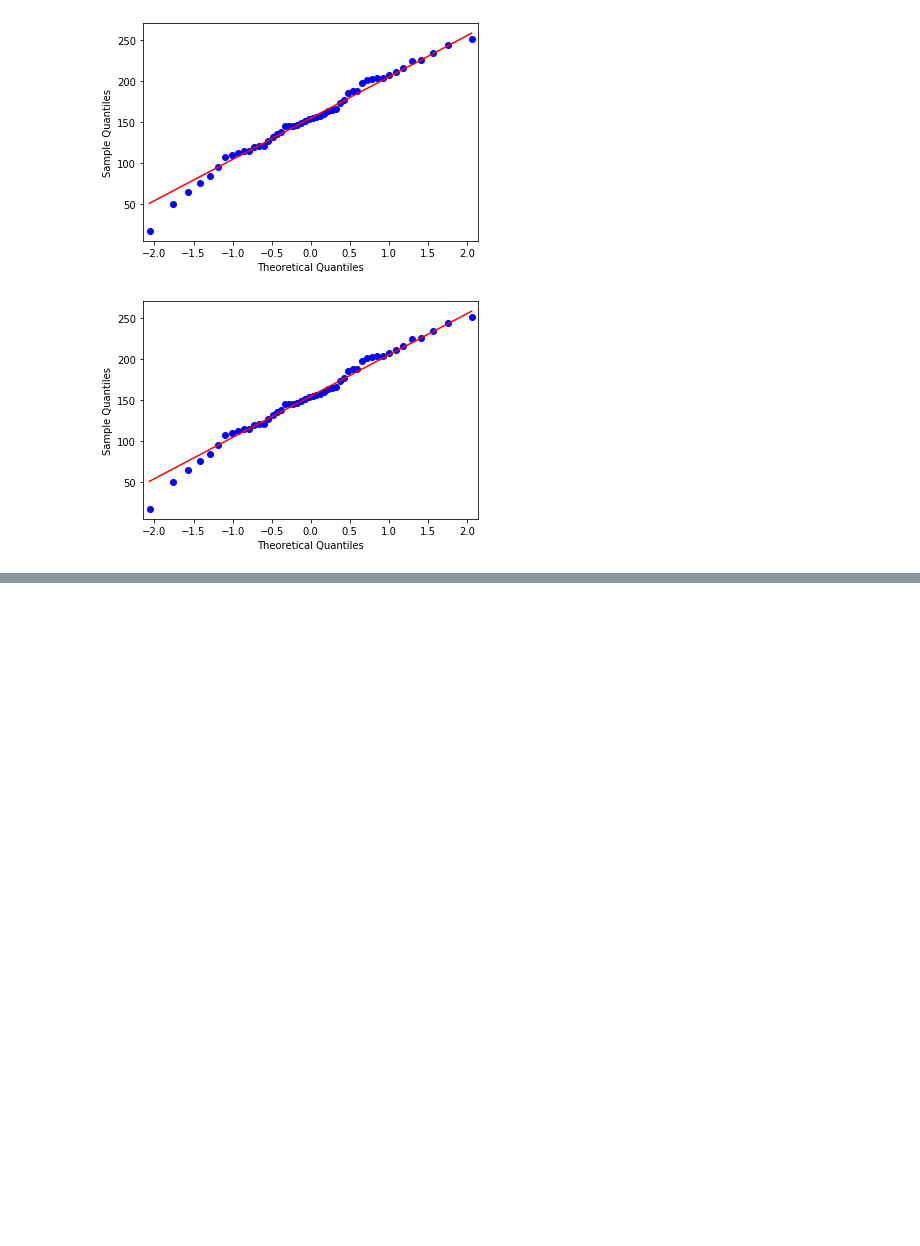
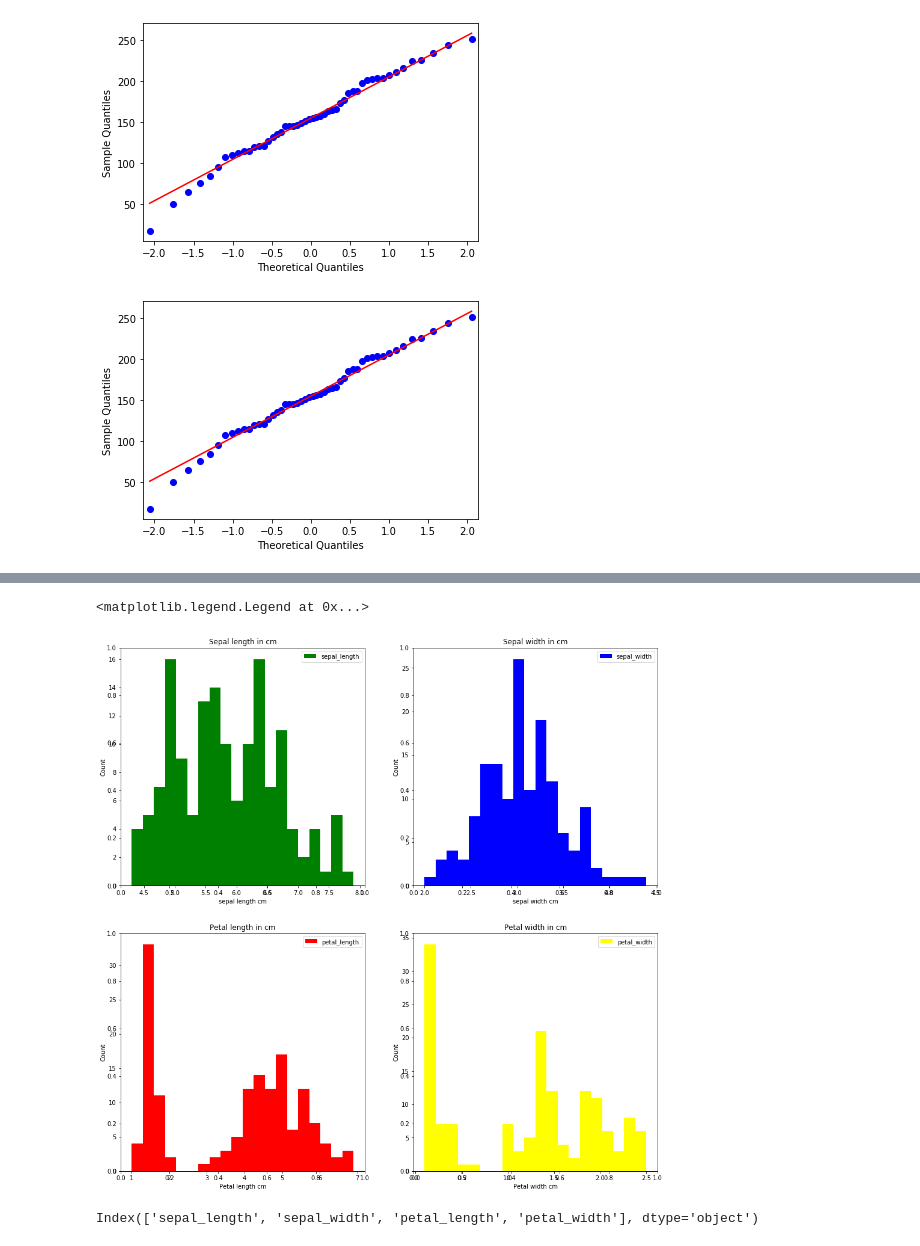
Before and after one commit to UVBMOB/Ankara2019, a Jupyter notebook: Dersler/Hafta_2.ipynb, the cells around one changed output, grey strips where cells are left out. Cells and saved outputs as stored; diff of their text form; code cells hidden in the pictures; blank space fills up the shorter version.

```diff
--- a/Dersler/Hafta_2.ipynb
+++ b/Dersler/Hafta_2.ipynb
@@ -426,0 +821,37 @@ Statistics = 98.5 %, p = 78.5 %
+# %%
+f, axs = plt.subplots(2,2,figsize=(16,16))
+
+ax = f.add_subplot(221)
+plt.hist(iris['sepal_length'],bins=20, color='green')
+plt.title("Sepal length in cm")
+plt.xlabel("sepal length cm")
+plt.legend([iris.columns[0]])
+plt.ylabel("Count")
+
+ax2 = f.add_subplot(222)
+plt.hist(iris['sepal_width'],bins=20, color='blue')
+plt.title("Sepal width in cm")
+plt.xlabel("sepal width cm")
+plt.ylabel("Count")
+plt.legend([iris.columns[1]])
+
+ax2 = f.add_subplot(223)
+plt.hist(iris['petal_length'],bins=20, color='red')
+plt.title("Petal length in cm")
+plt.xlabel("Petal length cm")
+plt.ylabel("Count")
+plt.legend([iris.columns[2]])
+
+ax2 = f.add_subplot(224)
+plt.hist(iris['petal_width'],bins=20, color='yellow')
+plt.title("Petal width in cm")
+plt.xlabel("Petal width cm")
+plt.ylabel("Count")
+plt.legend([iris.columns[3]])
+# %% [output]
+<matplotlib.legend.Legend at 0x...>
+[figure, added]
+# %%
+columns
+# %% [output]
+Index(['sepal_length', 'sepal_width', 'petal_length', 'petal_width'], dtype='object')
```
Also changed, not shown: parts of 66 cells of this notebook.
